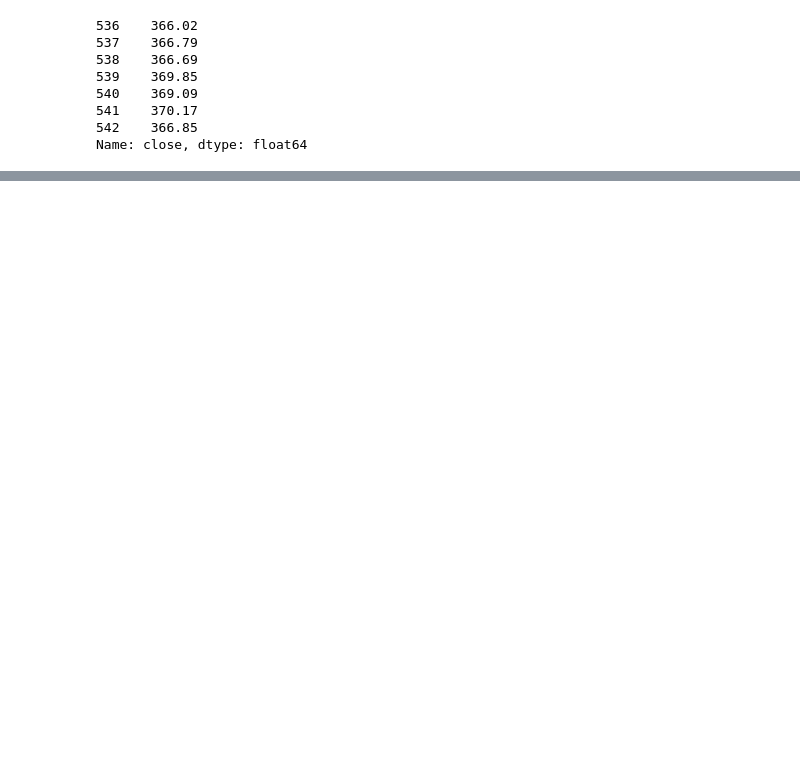
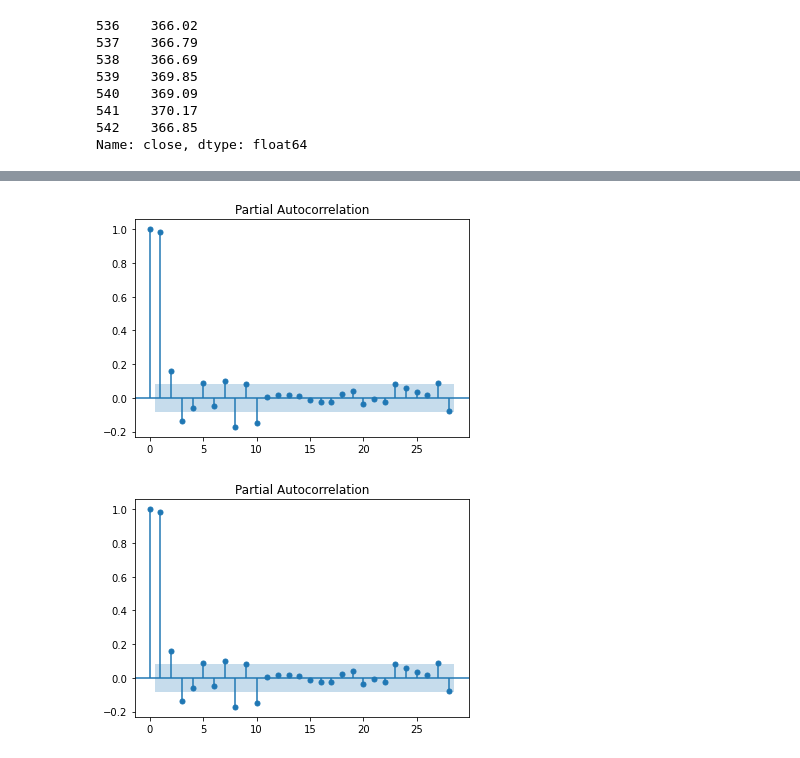
Before and after one commit to yunghanjeong/fitsnbits, a Jupyter notebook: notebooks/arima_prototype.ipynb, the cells around one changed output, grey strips where cells are left out. Cells and saved outputs as stored; diff of their text form; code cells hidden in the pictures; blank space fills up the shorter version.

```diff
--- a/notebooks/arima_prototype.ipynb
+++ b/notebooks/arima_prototype.ipynb
@@ -136,0 +186,5 @@ int(False)
+# %%
+plot_pacf(model_data.values)
+# %% [output]
+[figure, added]
+[figure, added]
```
Also changed, not shown: parts of 17 cells of this notebook.
